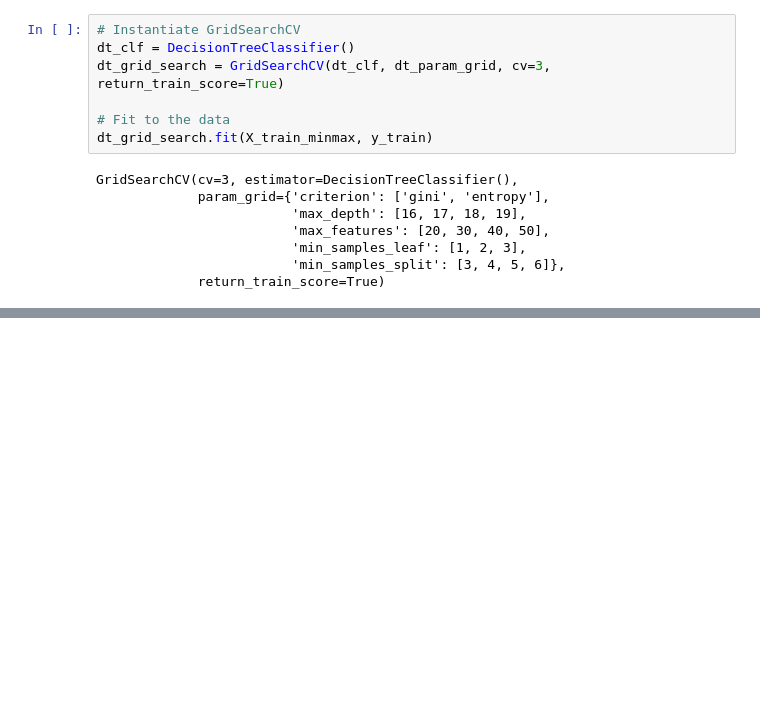
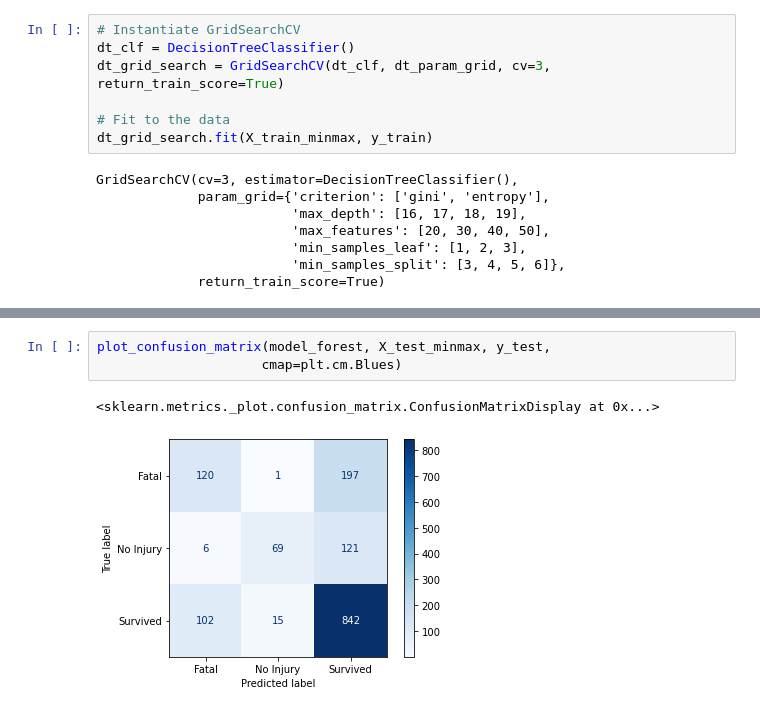
Before and after one commit to bt02/Shark-Attack-Data, a Jupyter notebook: model.ipynb, the cells around one changed output, grey strips where cells are left out. Saved outputs shown, nothing was run; the diff lists cells and outputs as text; blank space fills up the shorter version.

Commit message:
gs confusion matrix

```diff
--- a/model.ipynb
+++ b/model.ipynb
@@ -392,0 +393,6 @@ AUC is :0.6473552345007231
+# %%
+plot_confusion_matrix(model_forest, X_test_minmax, y_test,
+                     cmap=plt.cm.Blues)
+# %% [output]
+<sklearn.metrics._plot.confusion_matrix.ConfusionMatrixDisplay at 0x...>
+[figure, added]
```
Also changed, not shown: parts of 8 cells of this notebook.
